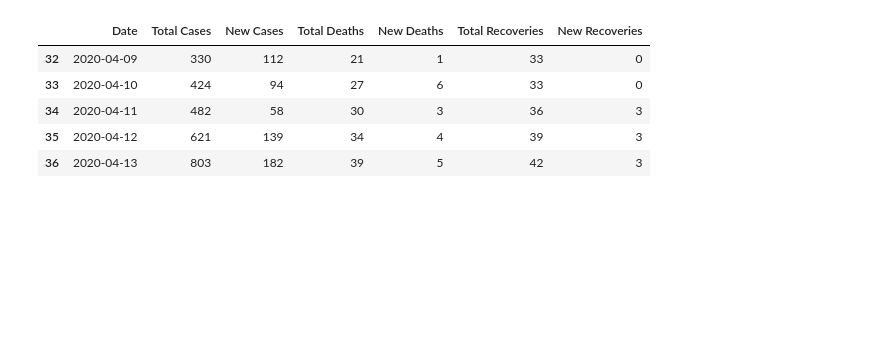
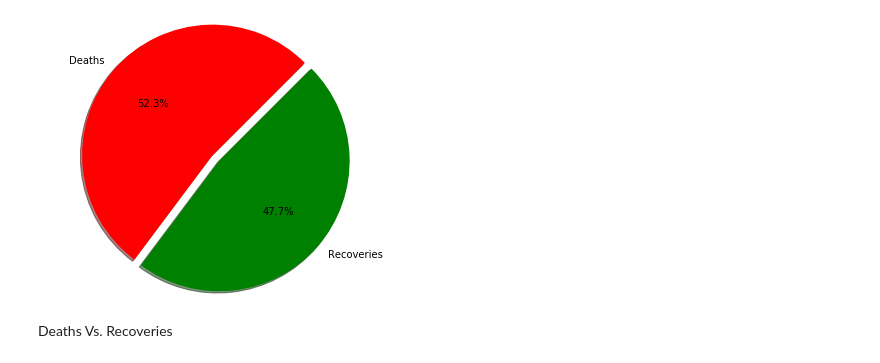
Before and after one commit to FarhadKamal/Covid, a Jupyter notebook: covidbd.ipynb, the cells around one changed output. Drawn from its saved outputs; the diff is of its cells as text; code cells hidden in the pictures; blank space fills up the shorter version.

```diff
--- a/covidbd.ipynb
+++ b/covidbd.ipynb
@@ -70,9 +70,12 @@ plt.show()
-# %%
-df.tail()
-# %% [output]
-|  | Date | Total Cases | New Cases | Total Deaths | New Deaths | Total Recoveries | New Recoveries |
-| 32 | 2020-04-09 | 330 | 112 | 21 | 1 | 33 | 0 |
-| 33 | 2020-04-10 | 424 | 94 | 27 | 6 | 33 | 0 |
-| 34 | 2020-04-11 | 482 | 58 | 30 | 3 | 36 | 3 |
-| 35 | 2020-04-12 | 621 | 139 | 34 | 4 | 39 | 3 |
-| 36 | 2020-04-13 | 803 | 182 | 39 | 5 | 42 | 3 |
+# %%
+plt.axis("equal")
+plt.pie([df['Total Deaths'].max(),df['Total Recoveries'].max()],labels=["Deaths","Recoveries"], shadow=True,colors=["red","green"],
+        autopct='%1.1f%%',radius=1.5,explode=[0,0.1],counterclock=True, startangle=45)
+
+plt.savefig("piechart.png", bbox_inches="tight", pad_inches=1, transparent=True)
+plt.show()
+plt.close()
+# %% [output]
+[figure, added]
+# %% [markdown]
+Deaths Vs. Recoveries
```
Also changed, not shown: parts of 4 cells of this notebook.
